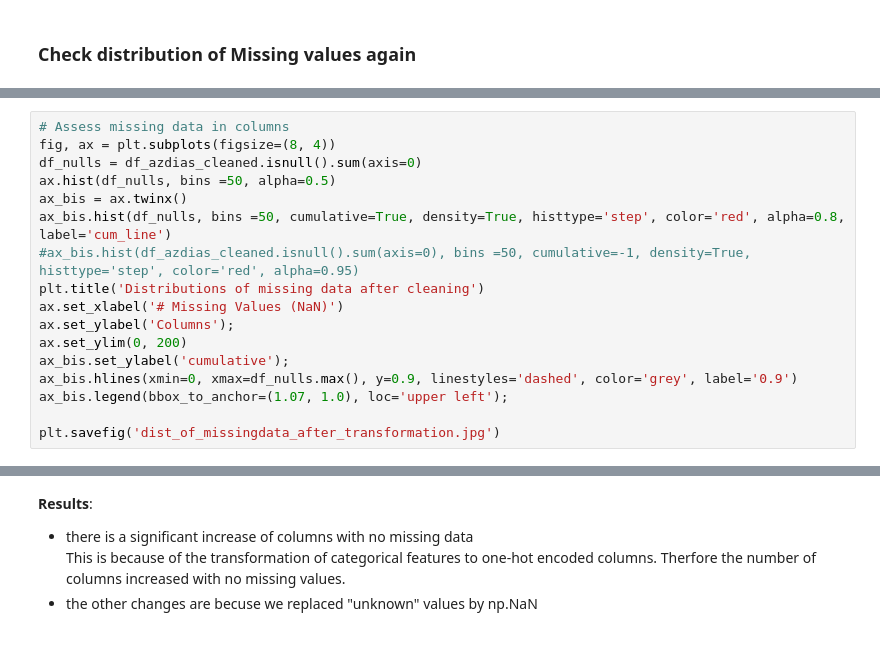
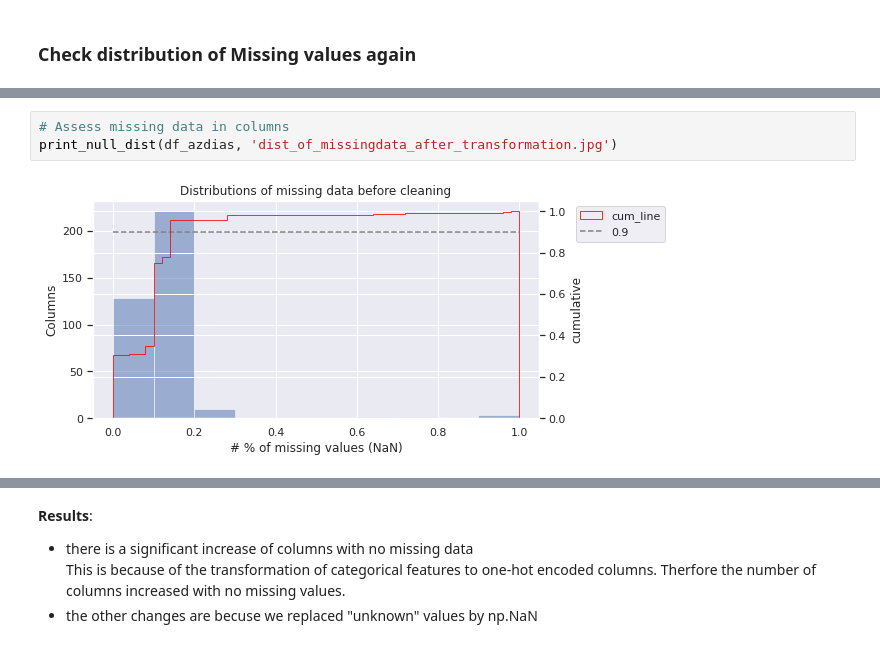
Before and after one commit to step-bauer/dsnd_capstone_arvato, a Jupyter notebook: Arvato Project Workbook.ipynb, the cells around one changed output, grey strips where cells are left out. Saved outputs shown, nothing was run; the diff lists cells and outputs as text.

```diff
--- a/Arvato Project Workbook.ipynb
+++ b/Arvato Project Workbook.ipynb
@@ -406,17 +737,5 @@ plt.savefig('dist_of_missingdata_after_transformation.jpg')
-# %%
-# Assess missing data in columns
-fig, ax = plt.subplots(figsize=(8, 4))
-df_nulls = df_azdias_cleaned.isnull().sum(axis=0)
-ax.hist(df_nulls, bins =50, alpha=0.5)
-ax_bis = ax.twinx()
-ax_bis.hist(df_nulls, bins =50, cumulative=True, density=True, histtype='step', color='red', alpha=0.8, label='cum_line')
-#ax_bis.hist(df_azdias_cleaned.isnull().sum(axis=0), bins =50, cumulative=-1, density=True, histtype='step', color='red', alpha=0.95)
-plt.title('Distributions of missing data after cleaning')
-ax.set_xlabel('# Missing Values (NaN)')
-ax.set_ylabel('Columns');
-ax.set_ylim(0, 200)
-ax_bis.set_ylabel('cumulative');
-ax_bis.hlines(xmin=0, xmax=df_nulls.max(), y=0.9, linestyles='dashed', color='grey', label='0.9')
-ax_bis.legend(bbox_to_anchor=(1.07, 1.0), loc='upper left');
-
-plt.savefig('dist_of_missingdata_after_transformation.jpg')
+# %%
+# Assess missing data in columns
+print_null_dist(df_azdias, 'dist_of_missingdata_after_transformation.jpg')
+# %% [output]
+[figure, added]
```
Also changed, not shown: parts of 88 cells of this notebook.
